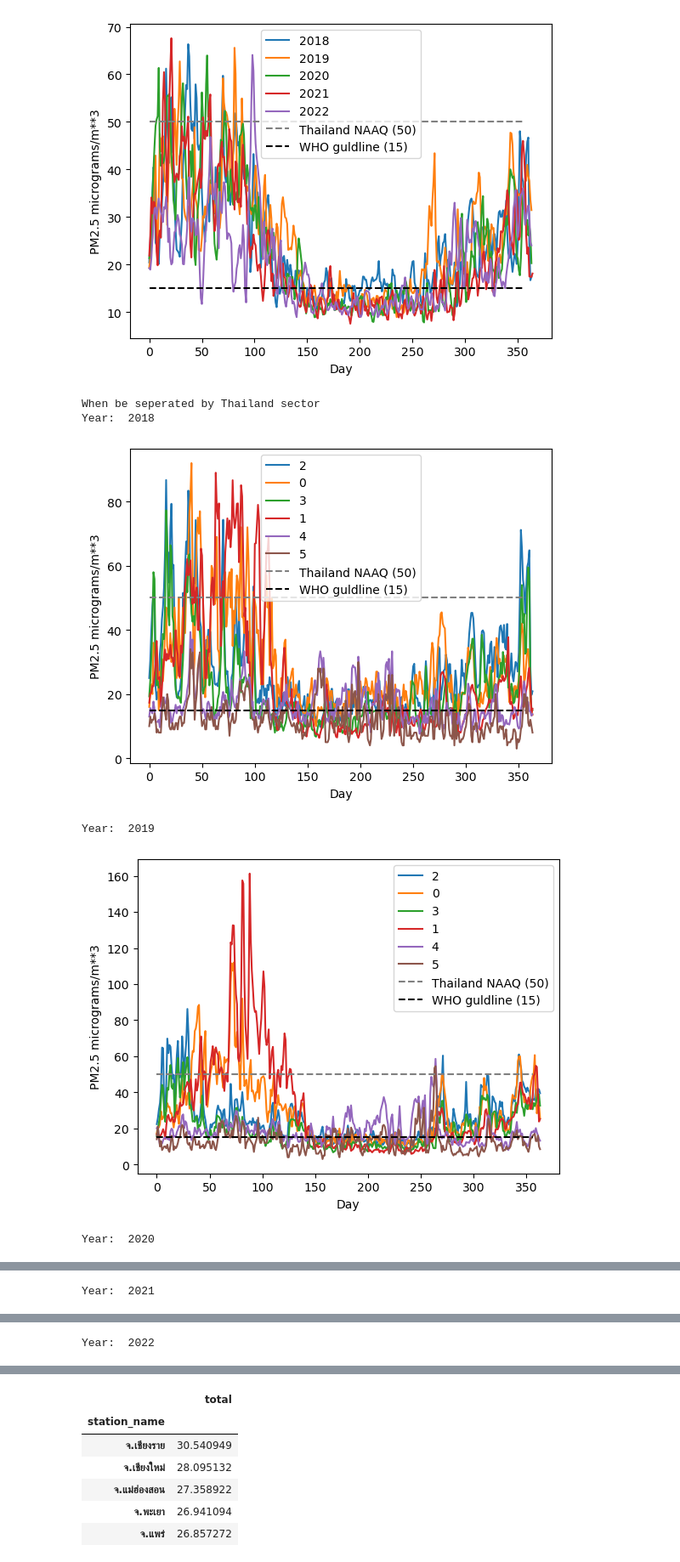
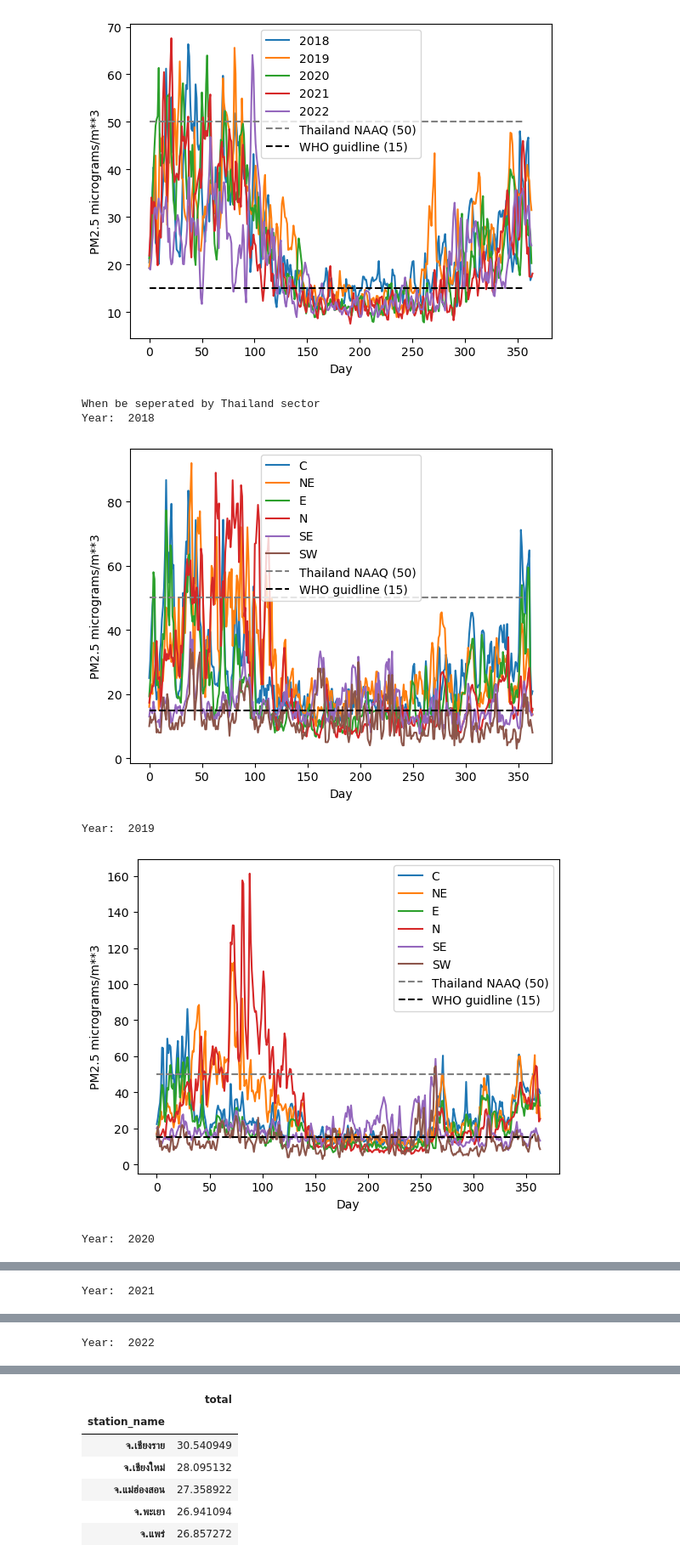
Before and after one commit to men31/DataMining_PM2_5, a Jupyter notebook: PM25_Coding/Data_Visualization/PM_Visualization.ipynb, the cells around one changed output, grey strips where cells are left out. Shown at 85% size. Drawn from its saved outputs; the diff is of its cells as text; code cells hidden in the pictures.

```diff
--- a/PM25_Coding/Data_Visualization/PM_Visualization.ipynb
+++ b/PM25_Coding/Data_Visualization/PM_Visualization.ipynb
@@ -267,16 +267,16 @@ plot_PM_mean_curve(PM_data)
 # %%
 label_path = './check_station_per_provide.csv'
 label_df = meteorology_labeling(label_path)
 print('When be seperated by Thailand sector')
 for year, df in PM_data.items():
     label_dict = match_label_station(df, label_df)
     print('Year: ', year)
-    plot_PM_mean_curve(label_dict)
+    plot_PM_mean_curve(label_dict, label_sector=True)
     plt.pause(0.0001)
 # %% [output]
 When be seperated by Thailand sector
 Year:  2018
-[figure, old version]
+[figure, new version]
 Year:  2019
-[figure, old version]
+[figure, new version]
 Year:  2020
```
Also changed, not shown: parts of 1 cell of this notebook, 8 other files.
